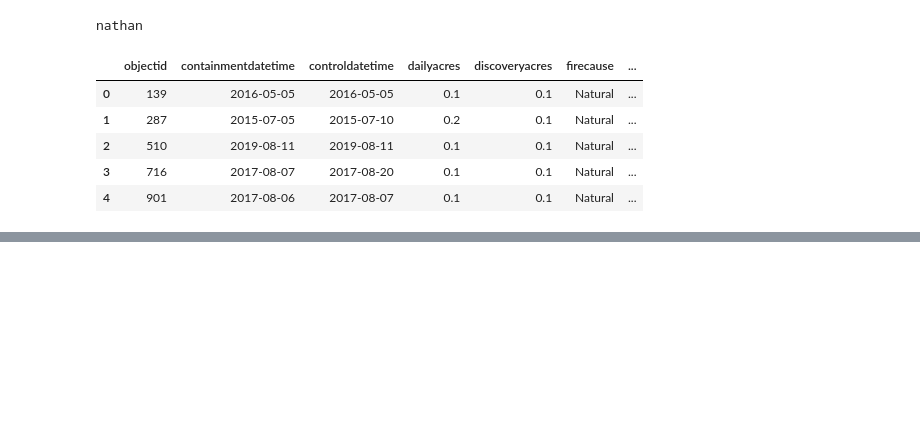
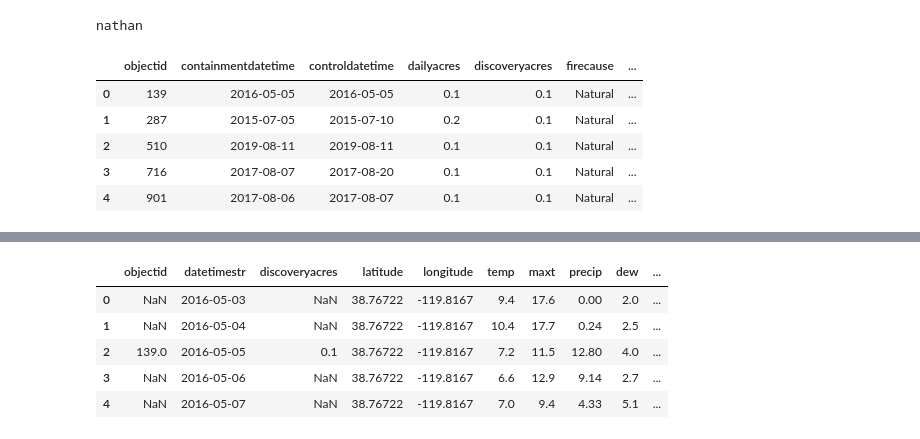
Before and after one commit to Eitams/DataLake_Wildfires_California, a Jupyter notebook: ML.ipynb, the cells around one changed output, grey strips where cells are left out. Drawn from its saved outputs; the diff is of its cells as text; code cells hidden in the pictures; blank space fills up the shorter version.

```diff
--- a/ML.ipynb
+++ b/ML.ipynb
@@ -61,3 +61,32 @@ df_weather.head()
 | 2 | 38.76722,-119.8167 | 38.76722,-119.8167 | 38.76722,-119.8167 | 38.76722 | -119.8167 | America/Los_Angeles | 148.46 | 7.2 | 11.5 | 14.3 | ... |
 | 3 | 38.76722,-119.8167 | 38.76722,-119.8167 | 38.76722,-119.8167 | 38.76722 | -119.8167 | America/Los_Angeles | 220.33 | 6.6 | 12.9 | 13.8 | ... |
 | 4 | 38.76722,-119.8167 | 38.76722,-119.8167 | 38.76722,-119.8167 | 38.76722 | -119.8167 | America/Los_Angeles | 181.25 | 7.0 | 9.4 | 14.8 | ... |
+# %%
+## extracting only wanted columns from wildfires df
+df1 = df_wildfires[
+    [
+        "objectid",
+        "firediscoverydatetime",
+        "discoveryacres",
+        "initiallatitude",
+        "initiallongitude",
+    ]
+]
+## extracting only wanted columns from wheather df
+df2 = df_weather[
+    [
+        "latitude",
+        "longitude",
+        "temp",
+        "maxt",
+        "datetimestr",
+        "precip",
+        "dew",
+        "humidity",
+        "wgust",
+        "wdir",
+        "wspd",
+        "sealevelpressure"
+
+    ]
+]
@@ -63,0 +120,14 @@ df_weather.head()
+# %%
+df1.columns = ["objectid", "datetimestr", "discoveryacres", "latitude", "longitude"]
+# %%
+df_merge = pd.merge(df1, df2, on=["datetimestr", "latitude", "longitude"], how='inner')
+df_merge = pd.merge(df1, df2, on=["datetimestr", "latitude", "longitude"], how='right')
+
+df_merge.head()
+# %% [output]
+|  | objectid | datetimestr | discoveryacres | latitude | longitude | temp | maxt | precip | dew | ... |
+| 0 | NaN | 2016-05-03 | NaN | 38.76722 | -119.8167 | 9.4 | 17.6 | 0.00 | 2.0 | ... |
+| 1 | NaN | 2016-05-04 | NaN | 38.76722 | -119.8167 | 10.4 | 17.7 | 0.24 | 2.5 | ... |
+| 2 | 139.0 | 2016-05-05 | 0.1 | 38.76722 | -119.8167 | 7.2 | 11.5 | 12.80 | 4.0 | ... |
+| 3 | NaN | 2016-05-06 | NaN | 38.76722 | -119.8167 | 6.6 | 12.9 | 9.14 | 2.7 | ... |
+| 4 | NaN | 2016-05-07 | NaN | 38.76722 | -119.8167 | 7.0 | 9.4 | 4.33 | 5.1 | ... |
```
Also changed, not shown: parts of 9 cells of this notebook, 1 other file.
